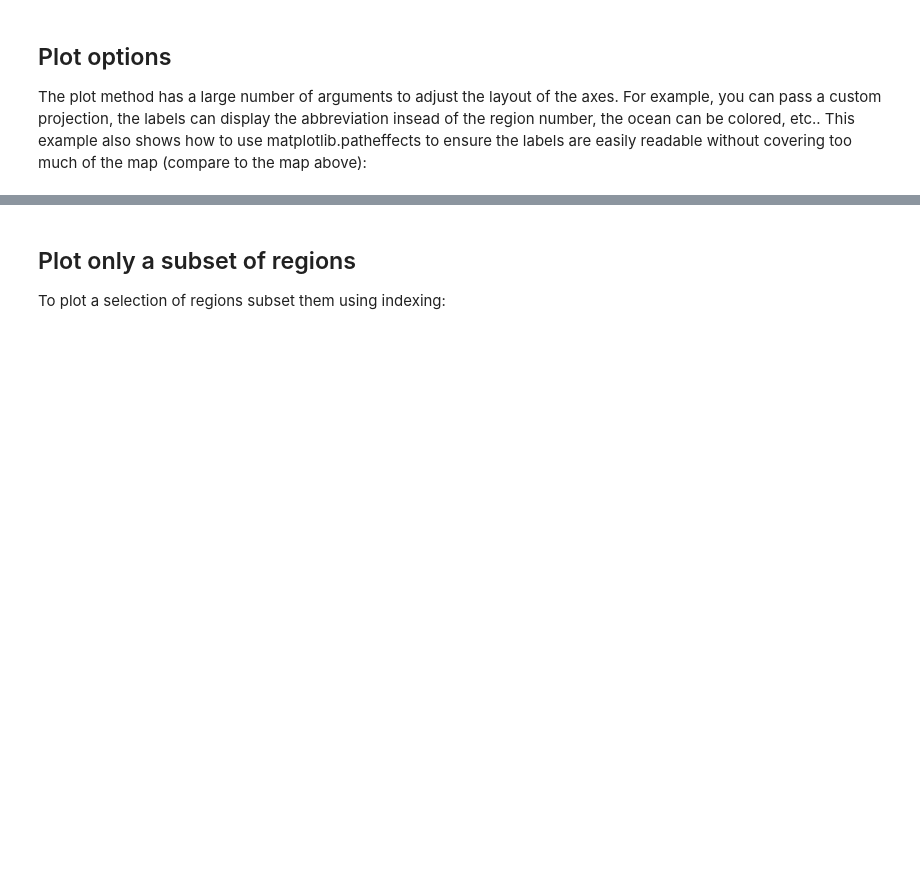
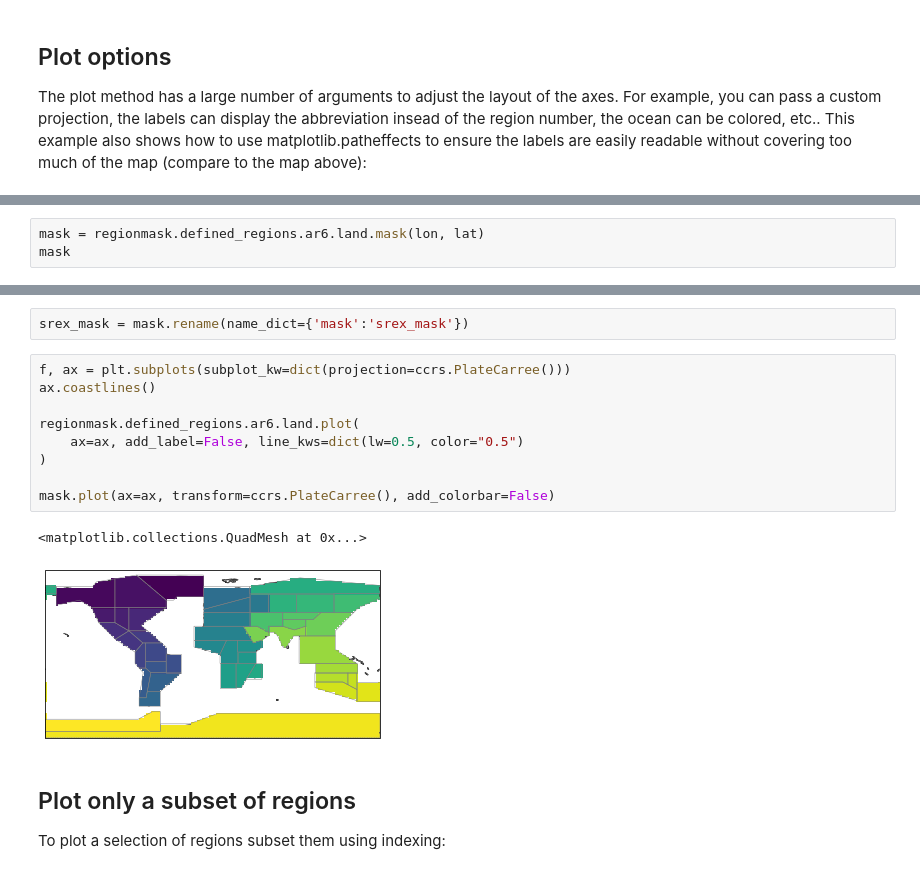
Before and after one commit to TristanPelser/mesmer, a Jupyter notebook: plots/SREX region plot .ipynb, the cells around one changed output, grey strips where cells are left out. Cells and saved outputs as stored; diff of their text form; blank space fills up the shorter version.

```diff
--- a/plots/SREX region plot .ipynb
+++ b/plots/SREX region plot .ipynb
@@ -63,0 +124,3 @@ plt.show()
+# %%
+mask = regionmask.defined_regions.ar6.land.mask(lon, lat)
+mask
@@ -64,3 +139,17 @@ plt.show()
+# %%
+srex_mask = mask.rename(name_dict={'mask':'srex_mask'})
+# %%
+f, ax = plt.subplots(subplot_kw=dict(projection=ccrs.PlateCarree()))
+ax.coastlines()
+
+regionmask.defined_regions.ar6.land.plot(
+    ax=ax, add_label=False, line_kws=dict(lw=0.5, color="0.5")
+)
+
+mask.plot(ax=ax, transform=ccrs.PlateCarree(), add_colorbar=False)
+# %% [output]
+<matplotlib.collections.QuadMesh at 0x...>
+[figure, added]
 # %% [markdown]
 ## Plot only a subset of regions
 
```
Also changed, not shown: parts of 22 cells of this notebook, 3 other files.
